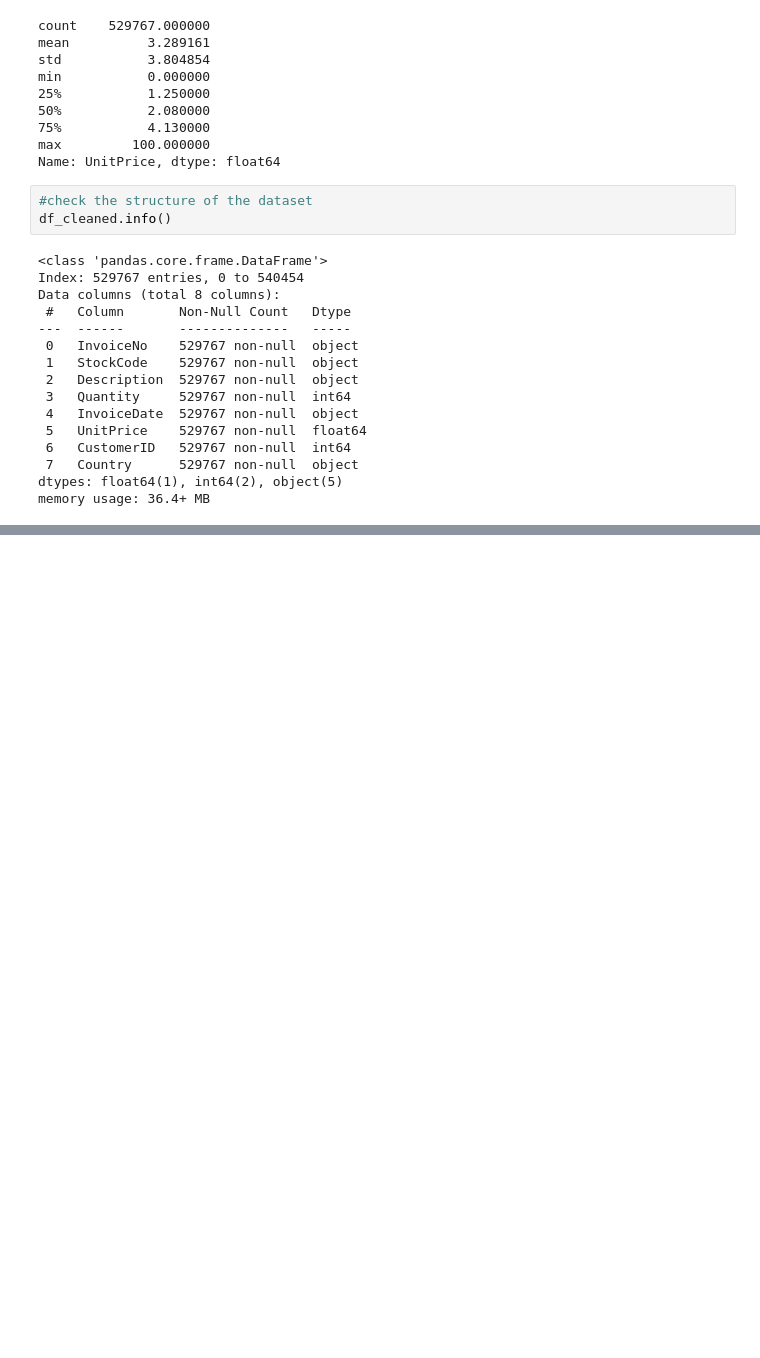
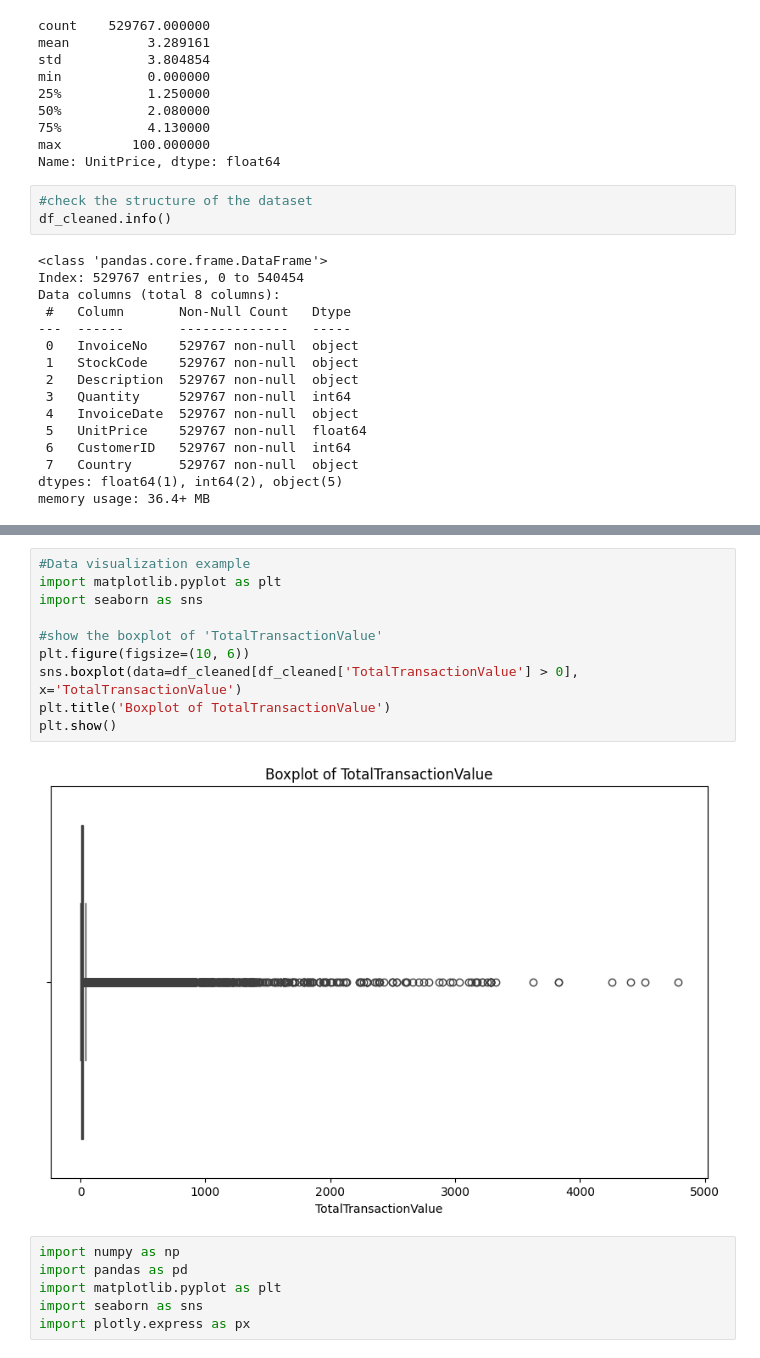
Before and after one commit to lehaanwar/OnlineRetailTransactionsDataset, a Jupyter notebook: jupyter_notebooks/Notebook_Template.ipynb, the cells around one changed output, grey strips where cells are left out. Saved outputs shown, nothing was run; the diff lists cells and outputs as text; blank space fills up the shorter version.

```diff
--- a/jupyter_notebooks/Notebook_Template.ipynb
+++ b/jupyter_notebooks/Notebook_Template.ipynb
@@ -427,0 +492,18 @@ df_cleaned.head()
+# %%
+#Data visualization example
+import matplotlib.pyplot as plt
+import seaborn as sns
+
+#show the boxplot of 'TotalTransactionValue'
+plt.figure(figsize=(10, 6))
+sns.boxplot(data=df_cleaned[df_cleaned['TotalTransactionValue'] > 0], x='TotalTransactionValue')
+plt.title('Boxplot of TotalTransactionValue')
+plt.show()
+# %% [output]
+[figure, added]
+# %%
+import numpy as np
+import pandas as pd
+import matplotlib.pyplot as plt
+import seaborn as sns
+import plotly.express as px
```
Also changed, not shown: parts of 14 cells of this notebook, 1 other file.
